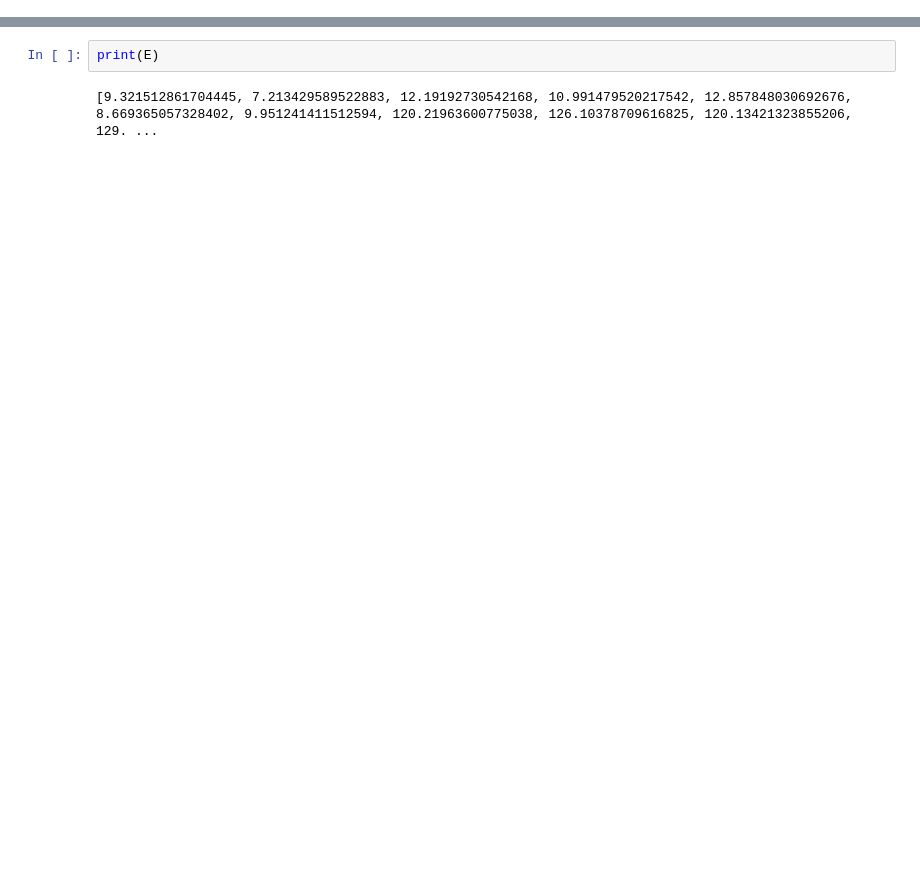
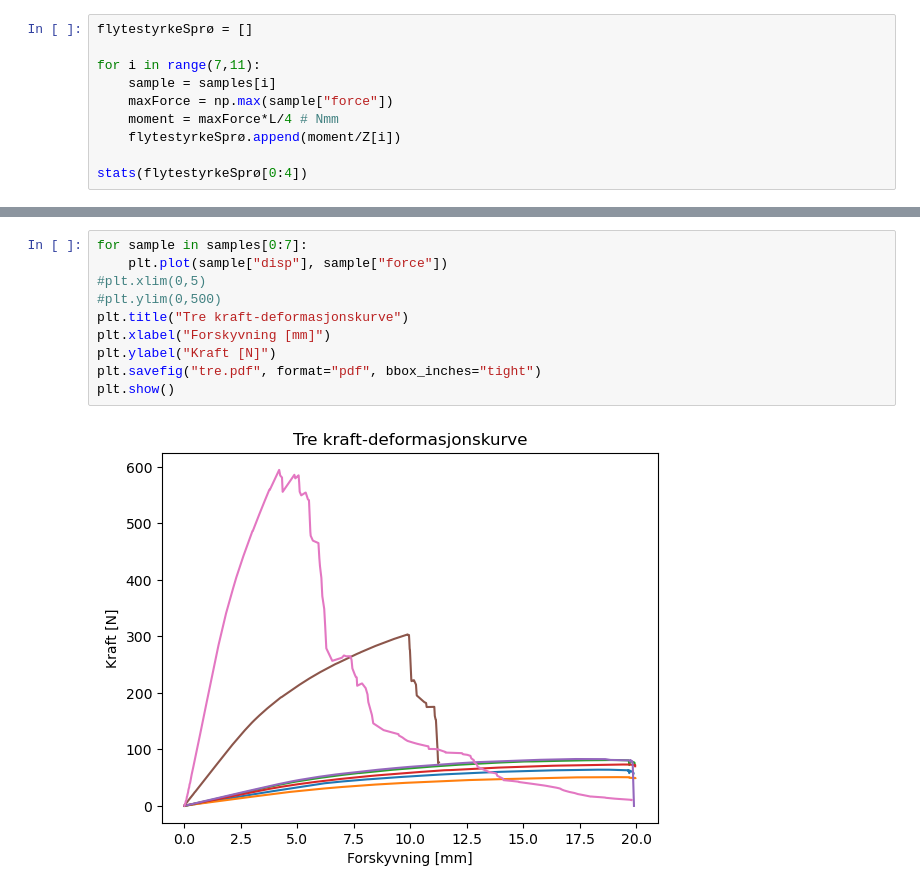
Before and after one commit to MarcusNi96/matrialtekologi-LAB2, a Jupyter notebook: dataLab2.ipynb, the cells around one changed output, grey strips where cells are left out. Saved outputs shown, nothing was run; the diff lists cells and outputs as text; blank space fills up the shorter version.

```diff
--- a/dataLab2.ipynb
+++ b/dataLab2.ipynb
@@ -52,0 +90,10 @@ for i in number:
+# %%
+flytestyrkeSprø = []
+
+for i in range(7,11):
+    sample = samples[i]
+    maxForce = np.max(sample["force"])
+    moment = maxForce*L/4 # Nmm
+    flytestyrkeSprø.append(moment/Z[i])
+
+stats(flytestyrkeSprø[0:4])
@@ -67,4 +194,12 @@ print(np.mean(E[7:11]) )
 # %%
-print(E)
+for sample in samples[0:7]:
+    plt.plot(sample["disp"], sample["force"])
+#plt.xlim(0,5)
+#plt.ylim(0,500)
+plt.title("Tre kraft-deformasjonskurve")
+plt.xlabel("Forskyvning [mm]")
+plt.ylabel("Kraft [N]")
+plt.savefig("tre.pdf", format="pdf", bbox_inches="tight")
+plt.show()
 # %% [output]
-[9.321512861704445, 7.213429589522883, 12.19192730542168, 10.991479520217542, 12.857848030692676, 8.669365057328402, 9.951241411512594, 120.21963600775038, 126.10378709616825, 120.13421323855206, 129. ...
+[figure, added]
```
Also changed, not shown: parts of 9 cells of this notebook.
